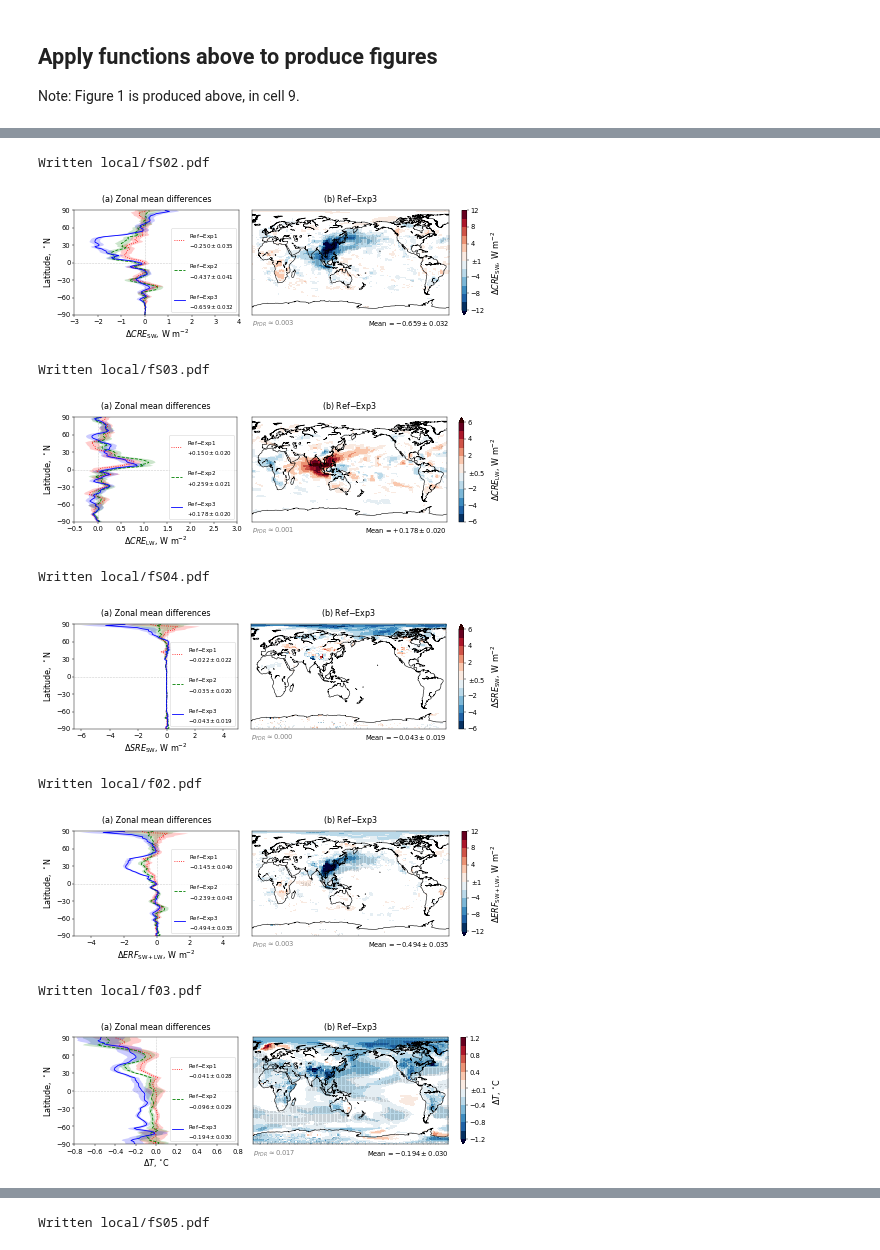
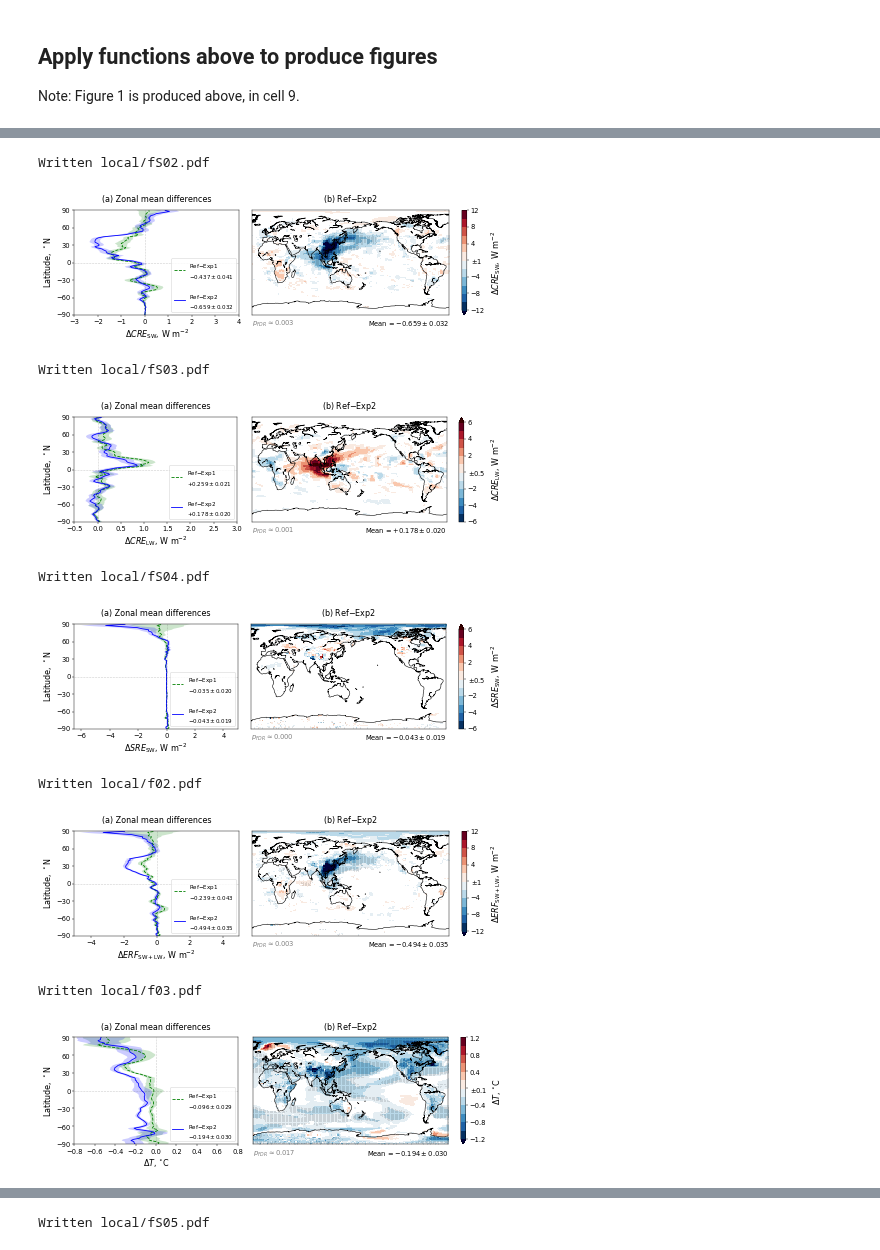
Before and after one commit to grandey/p17d-sulphur-eas-eqm, a Jupyter notebook: analysis_draft2018a/figures_draft2018a.ipynb, the cells around one changed output, grey strips where cells are left out. Cells and saved outputs as stored; diff of their text form; code cells hidden in the pictures.

Commit message:
analysis_draft2018a: removing analysis of "eas0"
This means that eas0b becomes Exp1, and eas0c becomes Exp2.

```diff
--- a/analysis_draft2018a/figures_draft2018a.ipynb
+++ b/analysis_draft2018a/figures_draft2018a.ipynb
@@ -168,7 +168,7 @@ if False:
 ## Emissions bar chart composite figure - Figure 1
 # %%
 # Set up figure
-fig = plt.figure(figsize=(12, 8))
+fig = plt.figure(figsize=(12, 6))
 gs = gridspec.GridSpec(2, 3)
 # Sulphur dioxide bar charts
 species = 'so2tot'
@@ -211,7 +211,7 @@ for ax, title in zip([ax1, ax3, ax5],
                      [r'Sulphur dioxide (SO$_2$)',
                       r'Organic carbon (OC)',
                       r'Black carbon (BC)']):
-    ax.text(0.5, 1.12, title,
+    ax.text(0.5, 1.22, title,
             transform=ax.transAxes, fontsize='large',
             verticalalignment='bottom', horizontalalignment='center',
             bbox={'boxstyle': 'round, pad=0.3', 'fc': '0.9', 'ec': 'k'})
@@ -255,9 +255,9 @@ def zonal_mean_line_plot(variable='PRECC+PRECL',
     ref_awm = climapy.xr_area_weighted_stat(ref_data)  # area-weighted means
     ref_data.close()
     # Loop over other scenarios
-    for scenario, c, linestyle in zip(['eas0', 'eas0b', 'eas0c'],
-                                      ['r', 'g', 'b'],
-                                      [':', '--', '-']):
+    for scenario, c, linestyle in zip(['eas0b', 'eas0c'],
+                                      ['g', 'b'],
+                                      ['--', '-']):
         # Load data
         data = lib_draft2018a.load_output(variable=variable, scenario=scenario,
                                           f_or_b=f_or_b,
@@ -453,7 +453,7 @@ if False:
                                      vlim=xlim, whiteout=whiteout,
                                      cmap_name='RdBu_r', nlev=nlev, colorbar=True,
                                      mean_format=mean_format,
-                                     title='(b) Ref - Exp3',
+                                     title='(b) Ref$-$Exp2',
                                      ax=plt.subplot(gs[0, 1]))
     fig.tight_layout()
 # %% [markdown]
@@ -461,5 +461,5 @@ if False:
 # %%
-def zonal_mean_exp3_map(variable='TS', f_or_b='b',
+def zonal_mean_exp2_map(variable='TS', f_or_b='b',
                         xlim=[-0.8, 1.0],
                         vlim=[-1.2, 1.2], whiteout='0.05',
                         cmap_name='RdBu_r', nlev=12,
@@ -477,13 +477,13 @@ def zonal_mean_exp3_map(variable='TS', f_or_b='b',
                               ylabel=True, mean_format=mean_format,
                               title=title,
                               ax=plt.subplot(gs[0, 0]))
-    # (b) Ref - Exp3 map
+    # (b) Ref - Exp2 map
     ax, im, tm_diff = difference_map(variable=variable, f_or_b=f_or_b,
                                      ref_scenario='2000', scenario='eas0c',
                                      vlim=vlim, whiteout=whiteout,
                                      cmap_name=cmap_name, nlev=nlev, colorbar=True,
                                      mean_format=mean_format,
-                                     title='(b) Ref$-$Exp3',
+                                     title='(b) Ref$-$Exp2',
                                      ax=plt.subplot(gs[0, 1]))
     # Prevent overlapping labels
     fig.tight_layout()
@@ -495,7 +495,7 @@ def zonal_mean_exp3_map(variable='TS', f_or_b='b',
 
 # Examples
 if False:
-    zonal_mean_exp3_map(file_prefix='temp')
+    zonal_mean_exp2_map(file_prefix='temp')
 # %% [markdown]
 ## Function to produce regional Hovmuller difference plot
 # %%
@@ -864,6 +864,6 @@ Written local/fS01.pdf
 # %%
 # CRE SW
-zonal_mean_exp3_map(variable='SWCF_d1', f_or_b='f',
+zonal_mean_exp2_map(variable='SWCF_d1', f_or_b='f',
                     xlim=[-3, 4],
                     vlim=[-12, 12], whiteout='1',
                     cmap_name='RdBu_r', nlev=12,
@@ -872,10 +872,10 @@ zonal_mean_exp3_map(variable='SWCF_d1', f_or_b='f',
 supp_figure_counter += 1
 # %% [output]
 Written local/fS02.pdf
-[figure, old version]
+[figure, new version]
 # %%
 # CRE LW
-zonal_mean_exp3_map(variable='LWCF', f_or_b='f',
+zonal_mean_exp2_map(variable='LWCF', f_or_b='f',
                     xlim=[-0.5, 3],
                     vlim=[-6, 6], whiteout='0.5',
                     cmap_name='RdBu_r', nlev=12,
@@ -884,10 +884,10 @@ zonal_mean_exp3_map(variable='LWCF', f_or_b='f',
 supp_figure_counter += 1
 # %% [output]
 Written local/fS03.pdf
-[figure, old version]
+[figure, new version]
 # %%
 # SRE
-zonal_mean_exp3_map(variable='FSNTOAC_d1', f_or_b='f',
+zonal_mean_exp2_map(variable='FSNTOAC_d1', f_or_b='f',
                     xlim=[-6.5, 5],
                     vlim=[-6, 6], whiteout='0.5',
                     cmap_name='RdBu_r', nlev=12,
@@ -896,10 +896,10 @@ zonal_mean_exp3_map(variable='FSNTOAC_d1', f_or_b='f',
 supp_figure_counter += 1
 # %% [output]
 Written local/fS04.pdf
-[figure, old version]
+[figure, new version]
 # %%
 # Net ERF
-zonal_mean_exp3_map(variable='FSNTOA+LWCF', f_or_b='f',
+zonal_mean_exp2_map(variable='FSNTOA+LWCF', f_or_b='f',
                     xlim=[-5, 5],
                     vlim=[-12, 12], whiteout='1',
                     cmap_name='RdBu_r', nlev=12,
@@ -908,18 +908,18 @@ zonal_mean_exp3_map(variable='FSNTOA+LWCF', f_or_b='f',
 figure_counter += 1
 # %% [output]
 Written local/f02.pdf
-[figure, old version]
+[figure, new version]
 # %%
 # Surface temperature
-zonal_mean_exp3_map(variable='TS', f_or_b='b',
+zonal_mean_exp2_map(variable='TS', f_or_b='b',
                     xlim=[-0.8, 0.8],
                     vlim=[-1.2, 1.2], whiteout='0.1',
                     cmap_name='RdBu_r', nlev=12,
                     mean_format='${:+.3f}\pm{:.3f}$',
                     file_prefix='f{:02}'.format(figure_counter))
 figure_counter += 1
 # %% [output]
 Written local/f03.pdf
-[figure, old version]
+[figure, new version]
 # %%
 # Total precipitation rate
```
Also changed, not shown: parts of 9 cells of this notebook, 1 other file.
